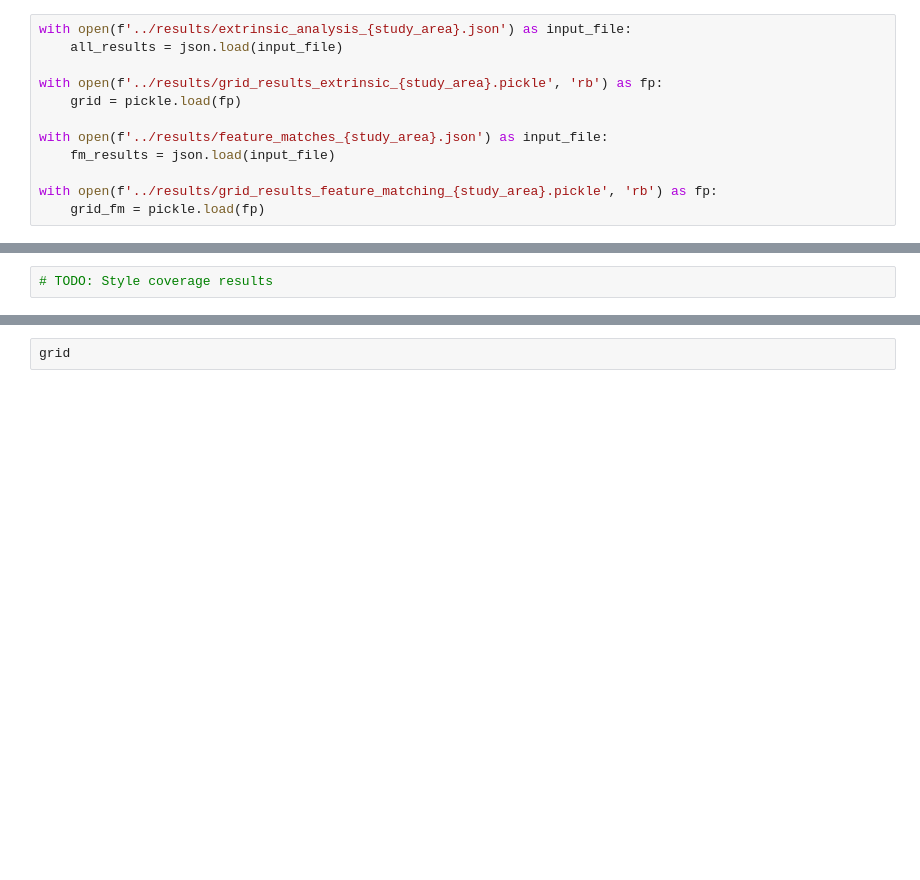
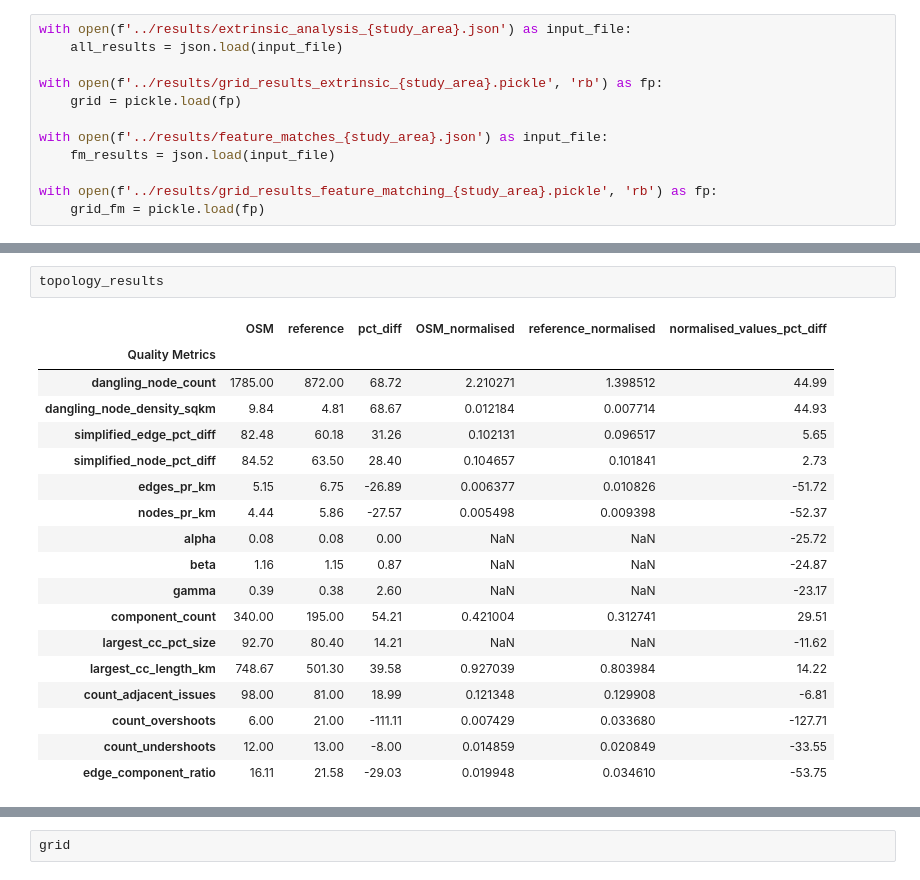
Before and after one commit to anerv/cycling_data_quality, a Jupyter notebook: scripts/03c_extrinsic_analysis_summary.ipynb, the cells around one changed output, grey strips where cells are left out. Drawn from its saved outputs; the diff is of its cells as text; blank space fills up the shorter version.

Commit message:
working in result presentation

```diff
--- a/scripts/03c_extrinsic_analysis_summary.ipynb
+++ b/scripts/03c_extrinsic_analysis_summary.ipynb
@@ -126,3 +119,22 @@ topology_results.index.name = 'Quality Metrics'
-# %%
-# TODO: Style coverage results
+# %%
+topology_results
+# %% [output]
+|  | OSM | reference | pct_diff | OSM_normalised | reference_normalised | normalised_values_pct_diff |
+| Quality Metrics |  |  |  |  |  |  |
+| dangling_node_count | 1785.00 | 872.00 | 68.72 | 2.210271 | 1.398512 | 44.99 |
+| dangling_node_density_sqkm | 9.84 | 4.81 | 68.67 | 0.012184 | 0.007714 | 44.93 |
+| simplified_edge_pct_diff | 82.48 | 60.18 | 31.26 | 0.102131 | 0.096517 | 5.65 |
+| simplified_node_pct_diff | 84.52 | 63.50 | 28.40 | 0.104657 | 0.101841 | 2.73 |
+| edges_pr_km | 5.15 | 6.75 | -26.89 | 0.006377 | 0.010826 | -51.72 |
+| nodes_pr_km | 4.44 | 5.86 | -27.57 | 0.005498 | 0.009398 | -52.37 |
+| alpha | 0.08 | 0.08 | 0.00 | NaN | NaN | -25.72 |
+| beta | 1.16 | 1.15 | 0.87 | NaN | NaN | -24.87 |
+| gamma | 0.39 | 0.38 | 2.60 | NaN | NaN | -23.17 |
+| component_count | 340.00 | 195.00 | 54.21 | 0.421004 | 0.312741 | 29.51 |
+| largest_cc_pct_size | 92.70 | 80.40 | 14.21 | NaN | NaN | -11.62 |
+| largest_cc_length_km | 748.67 | 501.30 | 39.58 | 0.927039 | 0.803984 | 14.22 |
+| count_adjacent_issues | 98.00 | 81.00 | 18.99 | 0.121348 | 0.129908 | -6.81 |
+| count_overshoots | 6.00 | 21.00 | -111.11 | 0.007429 | 0.033680 | -127.71 |
+| count_undershoots | 12.00 | 13.00 | -8.00 | 0.014859 | 0.020849 | -33.55 |
+| edge_component_ratio | 16.11 | 21.58 | -29.03 | 0.019948 | 0.034610 | -53.75 |
 # %%
```
Also changed, not shown: parts of 14 cells of this notebook, 4 other files.
